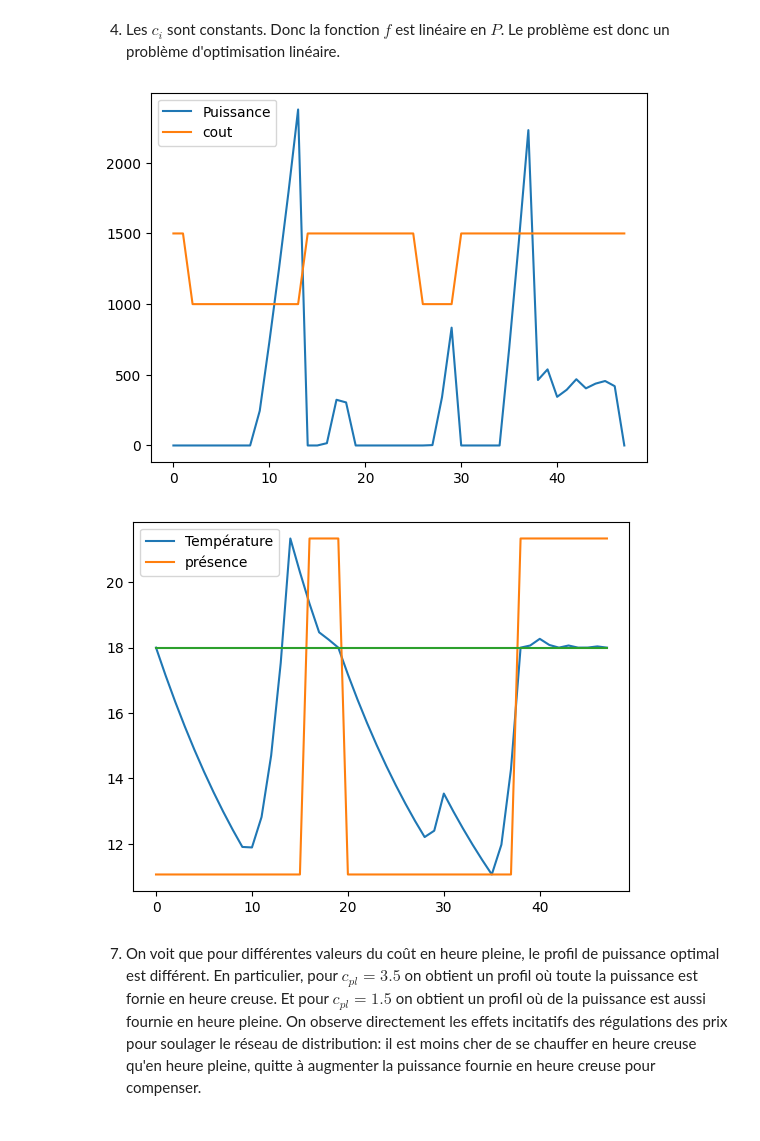
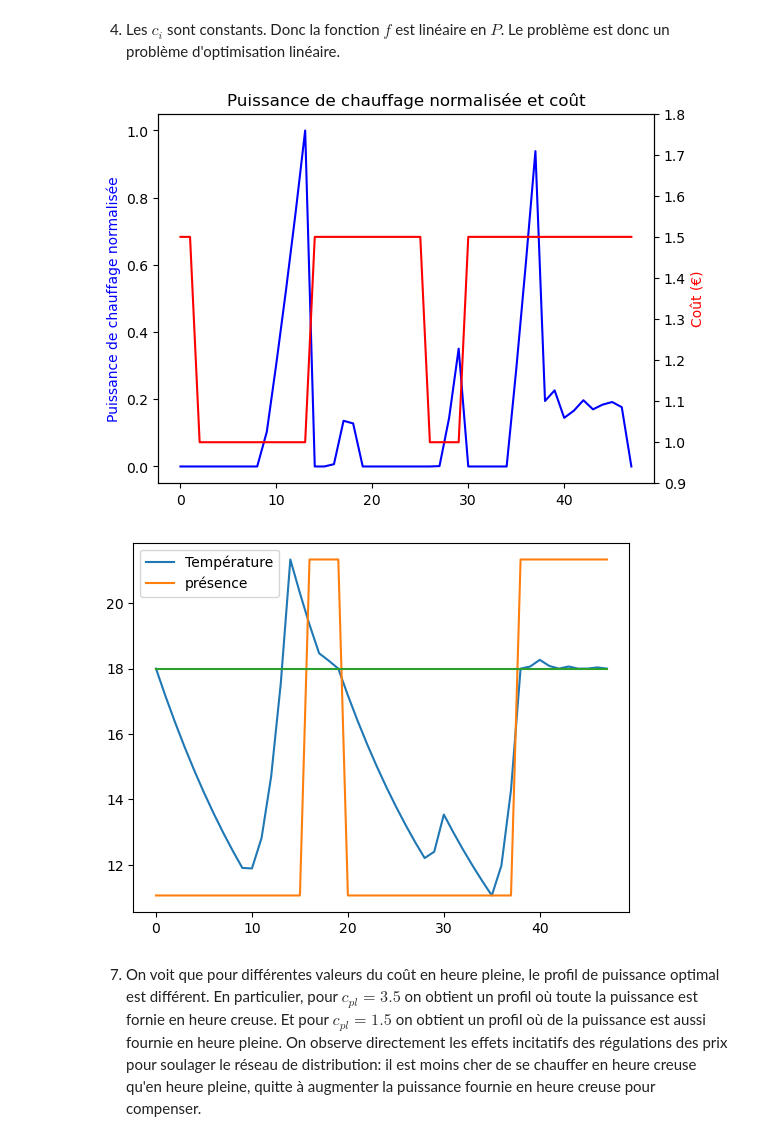
Before and after one commit to donatiendelachesnais/Projet_gr1, a Jupyter notebook: Projet_optim.ipynb, the cells around one changed output. Saved outputs shown, nothing was run; the diff lists cells and outputs as text; code cells hidden in the pictures.

```diff
--- a/Projet_optim.ipynb
+++ b/Projet_optim.ipynb
@@ -100,38 +100,43 @@ def f(P):
     for i in range(0, 48):
         sum+=ci[i]*P[i]
     return sum
 
 ##Conditions initiales
 P0 = np.array([0]*48)
 
 ##Contraintes
 constraints = [{'type': 'ineq', 'fun': C1},
                {'type': 'ineq', 'fun': C2},
                {'type': 'ineq', 'fun': C3},
                {'type': 'ineq', 'fun': C4}]
 
 ##Résolution
 from scipy.optimize import minimize
 res = minimize(f, P0, constraints=constraints)
 
 ##Affichage
 import matplotlib.pyplot as plt
-plt.figure(1)
-plt.plot( res.x)
-plt.plot( ci*1000)
-plt.legend(['Puissance','cout'])
+
+fig, ax1 = plt.subplots()
+ax2 = plt.twinx()
+ax1.plot( res.x/np.max(res.x), 'b')
+ax1.set_ylabel('Puissance de chauffage normalisée', color='b')
+ax2.plot(ci, 'r')
+ax2.set_ylim(0.9,1.8)
+ax2.set_ylabel('Coût (€)', color='r')
+plt.title('Puissance de chauffage normalisée et coût')
 plt.show()
 
 plt.figure(2)
 plt.plot( Temp(res.x))
 plt.plot(presence*(21.3386185-11.06211968)+11.06211968)
 plt.plot([18]*48)
 plt.legend(['Température','présence'])
 plt.show()
 
 #print(Temp(res.x))
 # %% [output]
-[figure, old version]
+[figure, new version]
 [figure]
 # %% [markdown]
 7. On voit que pour différentes valeurs du coût en heure pleine, le profil de puissance optimal est différent. En particulier, pour $c_{pl}=3.5$ on obtient un profil où toute la puissance est fornie en heure creuse. Et pour $c_{pl}=1.5$ on obtient un profil où de la puissance est aussi fournie en heure pleine.
```
Also changed, not shown: parts of 1 cell of this notebook.
